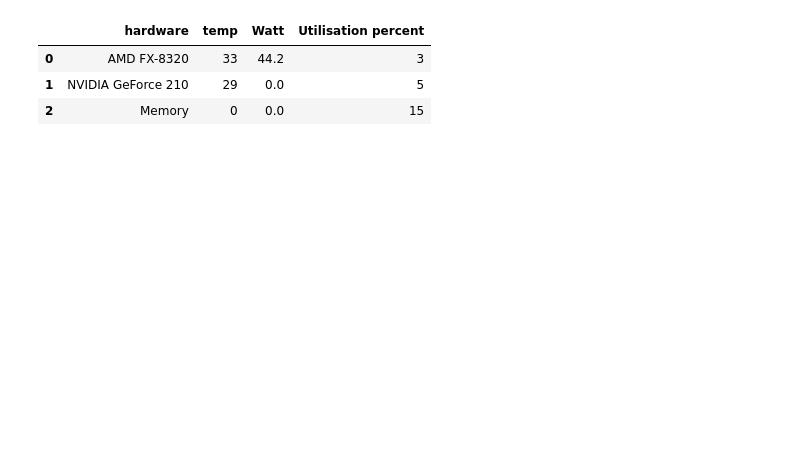
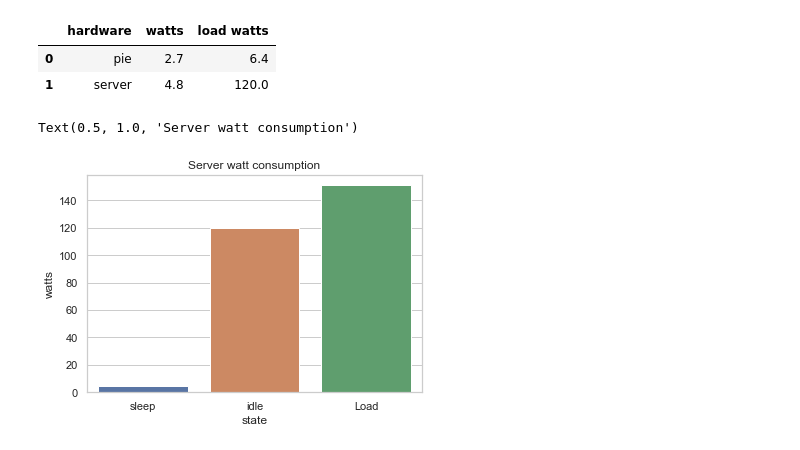
Before and after one commit to ConanMercer/Media_Server, a Jupyter notebook: MediaServer.ipynb, the cells around one changed output. Cells and saved outputs as stored; diff of their text form; code cells hidden in the pictures; blank space fills up the shorter version.

Commit message:
-add, watt data. -add, plots

```diff
--- a/MediaServer.ipynb
+++ b/MediaServer.ipynb
@@ -9,11 +9,17 @@ import seaborn as sns
 
 # style
 sns.set_theme(style='whitegrid', palette='deep')
-# %%
-idle = pd.read_csv('Data\idle.csv')
-idle.head()
-# %% [output]
-|  | hardware | temp | Watt | Utilisation percent |
-| 0 | AMD FX-8320 | 33 | 44.2 | 3 |
-| 1 | NVIDIA GeForce 210 | 29 | 0.0 | 5 |
-| 2 | Memory | 0 | 0.0 | 15 |
+# %%
+watts = pd.read_csv('Data\watts.csv')
+watts.head()
+pie = pd.read_csv('Data\pie.csv')
+pie.head()
+# %% [output]
+|  | hardware | watts | load watts |
+| 0 | pie | 2.7 | 6.4 |
+| 1 | server | 4.8 | 120.0 |
+# %%
+sns.barplot(x="state", y="watts", data=watts).set_title('Server watt consumption')
+# %% [output]
+Text(0.5, 1.0, 'Server watt consumption')
+[figure, added]
```
Also changed, not shown: parts of 2 cells of this notebook, 3 other files.
